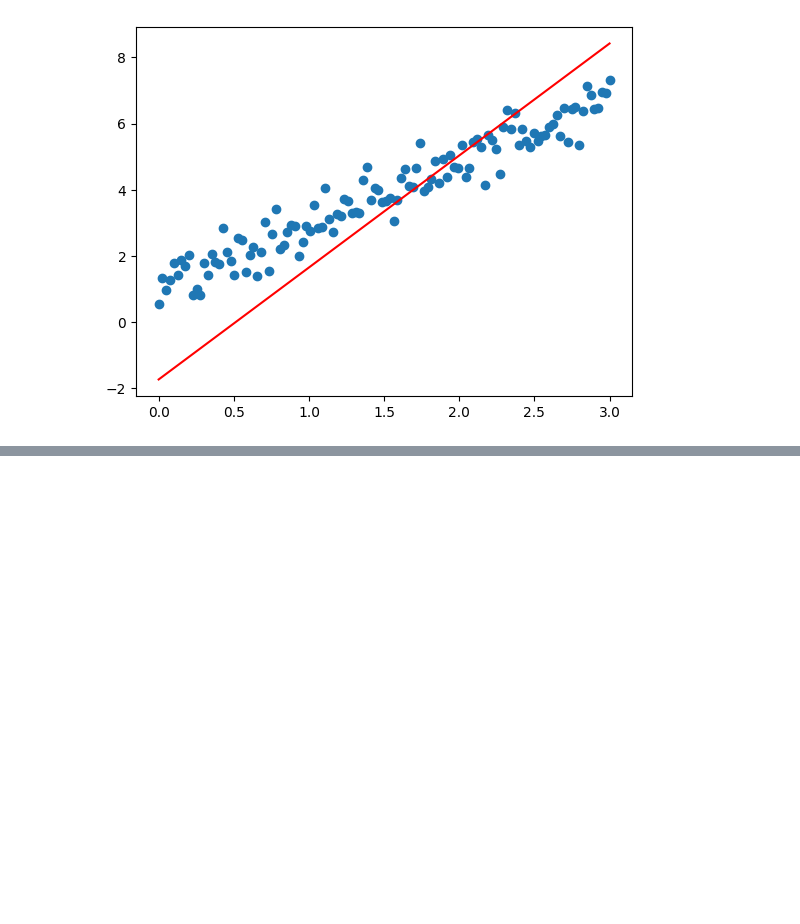
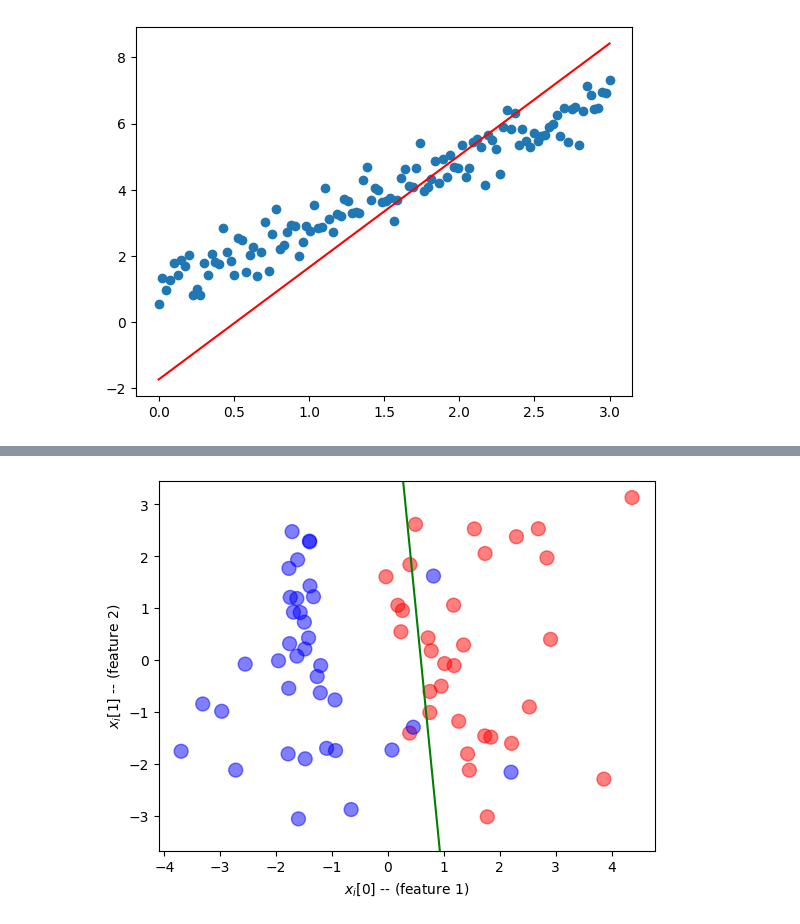
Before and after one commit to Linda-Njau/AI_FUN, a Jupyter notebook: IntroTensorFlow.ipynb, the cells around one changed output, grey strips where cells are left out. Cells and saved outputs as stored; diff of their text form; code cells hidden in the pictures; blank space fills up the shorter version.

```diff
--- a/IntroTensorFlow.ipynb
+++ b/IntroTensorFlow.ipynb
@@ -173,0 +211,16 @@ plt.plot(x,y,color='red')
+# %%
+
+W = tf.Variable(tf.random.normal(shape=(2,1)),dtype=tf.float32)
+b = tf.Variable(tf.zeros(shape=(1,),dtype=tf.float32))
+
+learning_rate = 0.1
+
+@tf.function
+def train_on_batch(x, y):
+  with tf.GradientTape() as tape:
+    z = tf.matmul(x, W) + b
+    loss = tf.reduce_mean(tf.nn.sigmoid_cross_entropy_with_logits(labels=y,logits=z))
+    dloss_dw, dloss_db = tape.gradient(loss, [W, b])
+    W.assign_sub(learning_rate * dloss_dw)
+    b.assign_sub(learning_rate * dloss_db)
+    return loss
@@ -173,0 +253,4 @@ plt.plot(x,y,color='red')
+# %%
+plot_dataset(train_x,train_labels,W.numpy(),b.numpy())
+# %% [output]
+[figure, added]
```
Also changed, not shown: parts of 5 cells of this notebook.
